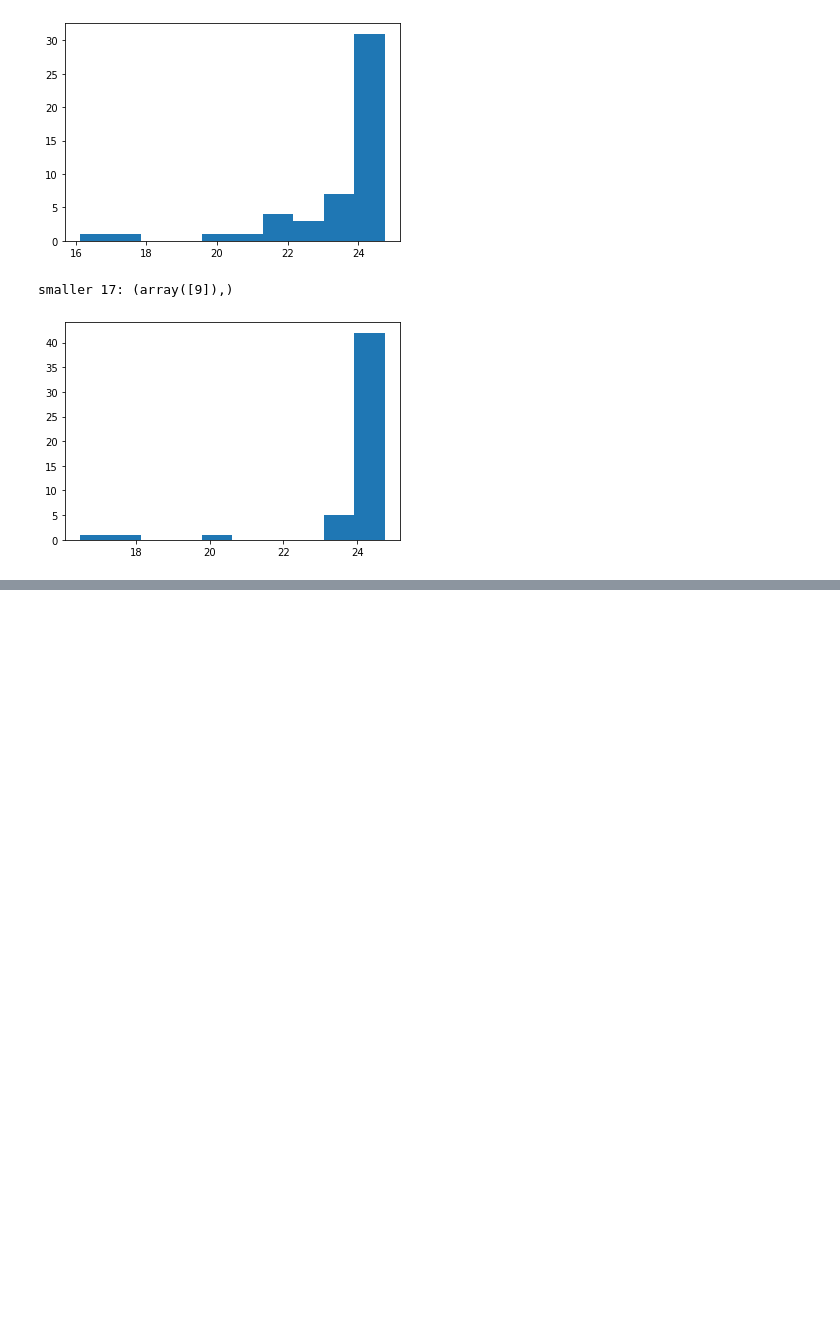
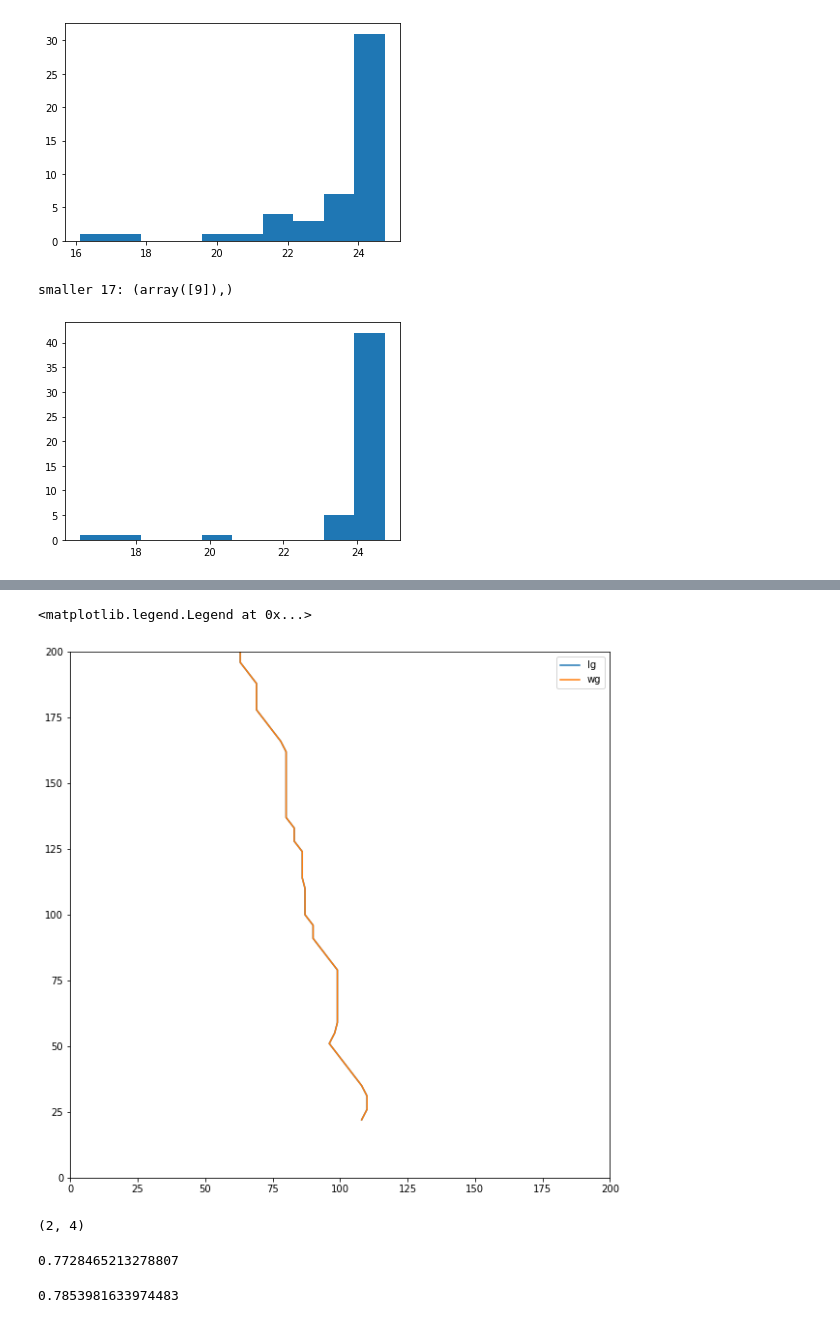
Before and after one commit to NinaWie/PowerPlanner, a Jupyter notebook: notebooks/evaluation.ipynb, the cells around one changed output, grey strips where cells are left out. Cells and saved outputs as stored; diff of their text form; code cells hidden in the pictures; blank space fills up the shorter version.

```diff
--- a/notebooks/evaluation.ipynb
+++ b/notebooks/evaluation.ipynb
@@ -224,0 +261,7 @@ smaller 17: (array([9]),)
+# %%
+cfg.MAX_ANGLE_LG = 1.3
+# %%
+# READ DATA
+with open(IOPATH, "rb") as infile:
+    data = pickle.load(infile)
+    (instance, instance_corr, start_inds, dest_inds) = data.data
@@ -224,0 +285,10 @@ smaller 17: (array([9]),)
+# %%
+impl_lg = graphs.ImplicitKSP(
+    instance, instance_corr, verbose=0
+)
+impl_lg = build_graph(
+    impl_lg, max_angle_lg=cfg.MAX_ANGLE_LG, ang_weight=0.1
+)
+path, path_costs, cost_sum = impl_lg.get_shortest_path(
+    start_inds, dest_inds
+)
@@ -224,0 +335,12 @@ smaller 17: (array([9]),)
+# %%
+wg_graph = graphs.WeightedGraph(
+    instance, instance_corr, verbose=0
+)
+wg_graph = build_graph(wg_graph, max_angle_lg=cfg.MAX_ANGLE_LG)
+wg_graph.sum_costs()
+source_v, target_v = wg_graph.add_start_and_dest(
+    start_inds, dest_inds
+)
+path_wg, path_costs_wg, cost_sum_wg = wg_graph.get_shortest_path(
+    source_v, target_v
+)
@@ -224,0 +377,24 @@ smaller 17: (array([9]),)
+# %%
+plt.figure(figsize=(10,10))
+path = np.array(path)
+path_wg = np.array(path_wg)
+plt.plot(path[:,0], path[:,1], label="lg")
+plt.plot(path_wg[:,0], path_wg[:,1], label="wg")
+plt.xlim(0,200)
+plt.ylim(0,200)
+plt.legend()
+# %% [output]
+<matplotlib.legend.Legend at 0x...>
+[figure, added]
+# %%
+98-96, 55-51
+# %% [output]
+(2, 4)
+# %%
+angle(vec, [2,4])
+# %% [output]
+0.7728465213278807
+# %%
+np.pi/4
+# %% [output]
+0.7853981633974483
```
Also changed, not shown: parts of 16 cells of this notebook, 20 other files.
